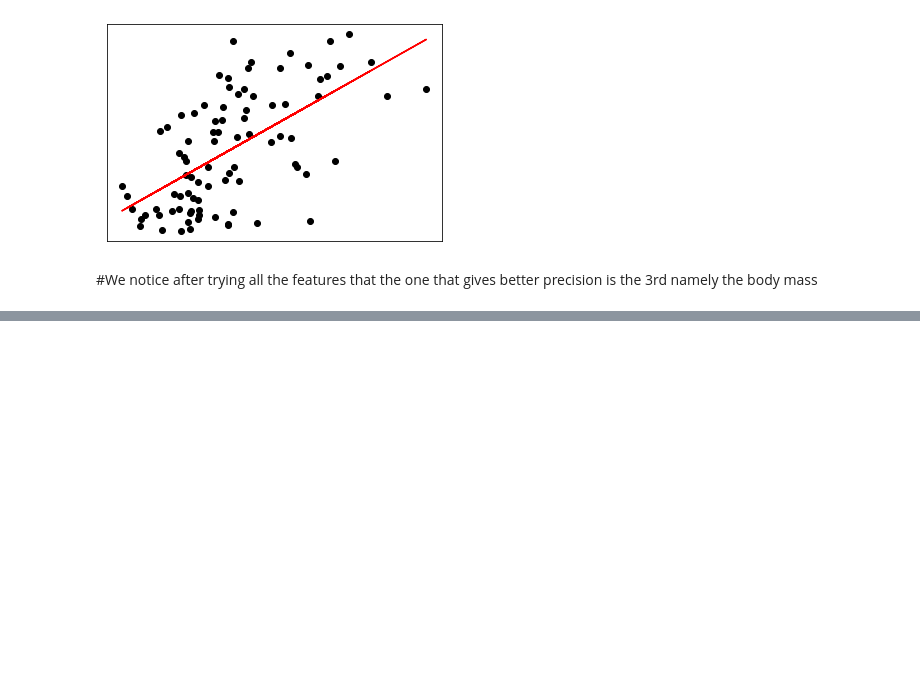
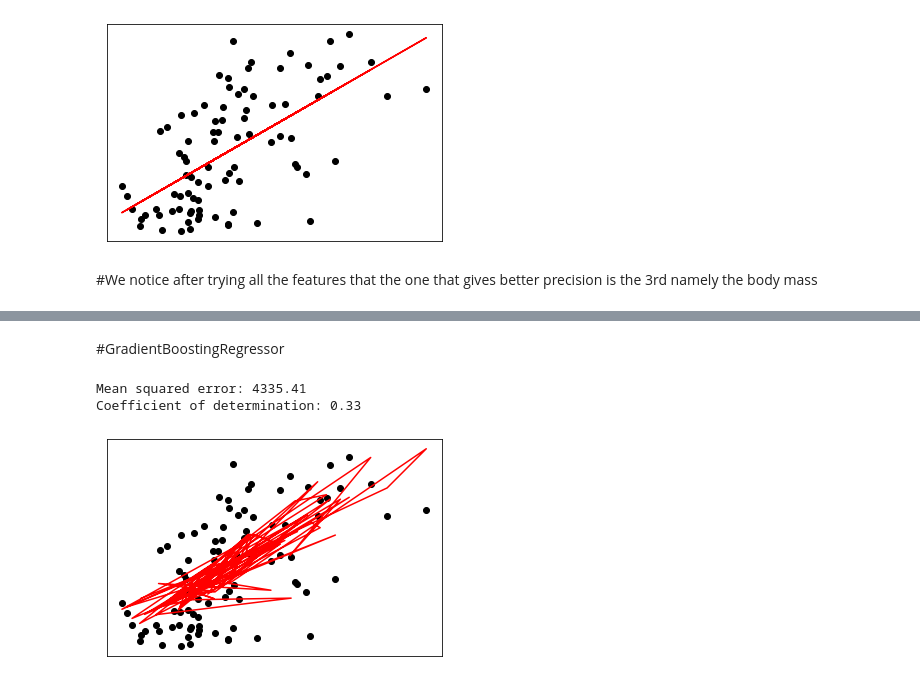
Before and after one commit to massinoLight/TpfouilleDeDonnees, a Jupyter notebook: TP3.ipynb, the cells around one changed output, grey strips where cells are left out. Cells and saved outputs as stored; diff of their text form; code cells hidden in the pictures; blank space fills up the shorter version.

```diff
--- a/TP3.ipynb
+++ b/TP3.ipynb
@@ -188,0 +217,28 @@ Coefficient of determination: 0.36
+# %% [markdown]
+#GradientBoostingRegressor
+# %%
+from sklearn.ensemble import GradientBoostingRegressor
+from sklearn.metrics import mean_squared_error, r2_score
+
+reg = GradientBoostingRegressor(random_state=0)
+reg.fit(trainingDataX, trainingDataY)
+DataPrediction = reg.predict(testDataX)
+
+
+# The mean squared error
+print('Mean squared error: %.2f'% mean_squared_error(testDataY, DataPrediction))
+# The coefficient of determination: 1 is perfect prediction
+print('Coefficient of determination: %.2f'% r2_score(testDataY, DataPrediction))
+
+# Plot outputs
+plt.scatter(testDataX, testDataY,  color='black')
+plt.plot(testDataX, DataPrediction, color='red')
+
+plt.xticks(())
+plt.yticks(())
+
+plt.show()
+# %% [output]
+Mean squared error: 4335.41
+Coefficient of determination: 0.33
+[figure, added]
```
Also changed, not shown: parts of 5 cells of this notebook.
